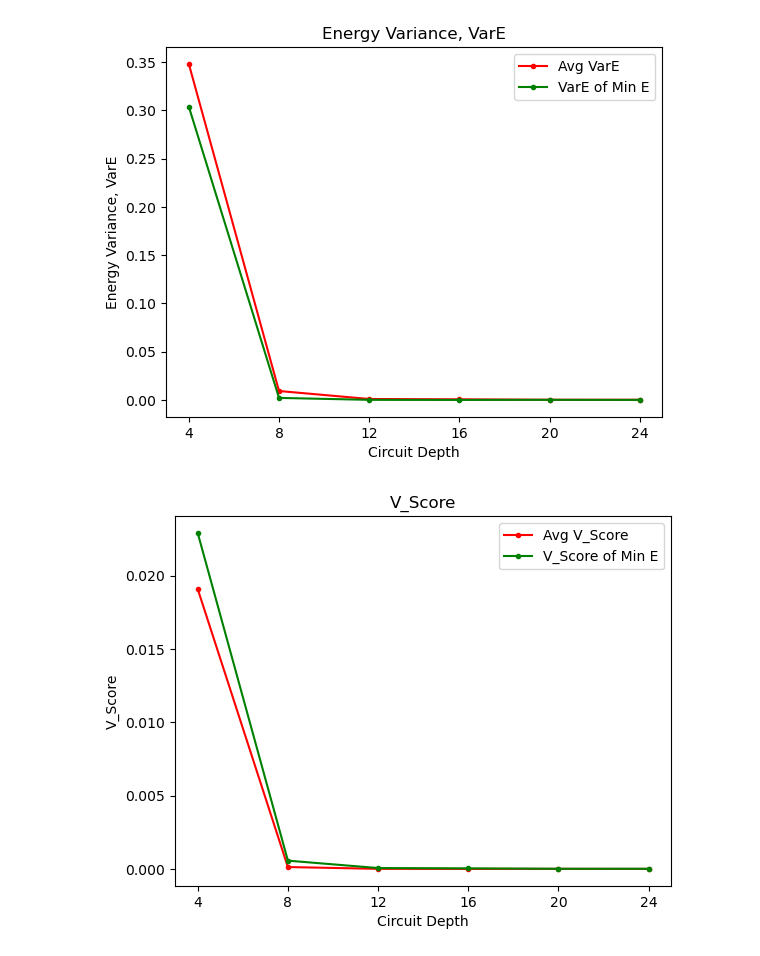
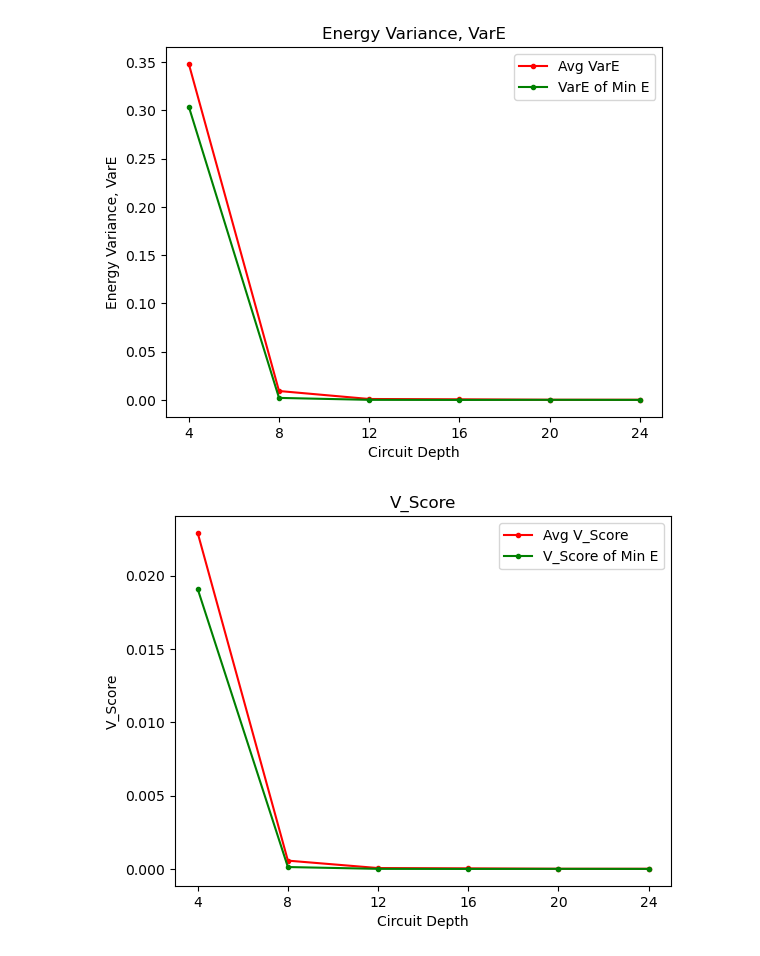
Before and after one commit to imppresser/VQE-benchmark, a Jupyter notebook: TFIM/chain_10_P_1/chain_10_P_1_D_hva_n=10,BC=O,g=1,Eps=1e-08,LR=0.05,Optimizer=Adam,times=10.ipynb, the cells around one changed output. Drawn from its saved outputs; the diff is of its cells as text; code cells hidden in the pictures.

Commit message:
fix v-score

```diff
--- a/TFIM/chain_10_P_1/chain_10_P_1_D_hva_n=10,BC=O,g=1,Eps=1e-08,LR=0.05,Optimizer=Adam,times=10.ipynb
+++ b/TFIM/chain_10_P_1/chain_10_P_1_D_hva_n=10,BC=O,g=1,Eps=1e-08,LR=0.05,Optimizer=Adam,times=10.ipynb
@@ -56,18 +56,18 @@ plt.show()
 # %%
 plt.cla()
 
-avg_v_score = [0.019091573722867017,0.000128497003986227,0.000005872068288427,0.000000287421397528,0.000005321402399611,0.000001204453911302]
-v_score_of_min_E = [0.022916184066930335,0.000565377071087526,0.000059501884769223,0.000038281466447922,0.000011582927477292,0.000010928436998973]
+avg_v_score = [0.022916184066930335,0.000565377071087526,0.000059501884769223,0.000038281466447922,0.000011582927477292,0.000010928436998973]
+v_score_of_min_E = [0.019091573722867017,0.000128497003986227,0.000005872068288427,0.000000287421397528,0.000005321402399611,0.000001204453911302]
 
 # This graph shows how V_Score changes over Circuit Depth.
 
 plt.plot(D, avg_v_score, "r.-",label="Avg V_Score")
 plt.plot(D, v_score_of_min_E, "g.-",label="V_Score of Min E")
 plt.xlabel('Circuit Depth')
 plt.ylabel('V_Score')
 plt.title('V_Score')
 plt.xticks(range(4,28,4))
 plt.legend()
 plt.show()
 # %% [output]
-[figure, old version]
+[figure, new version]
```
